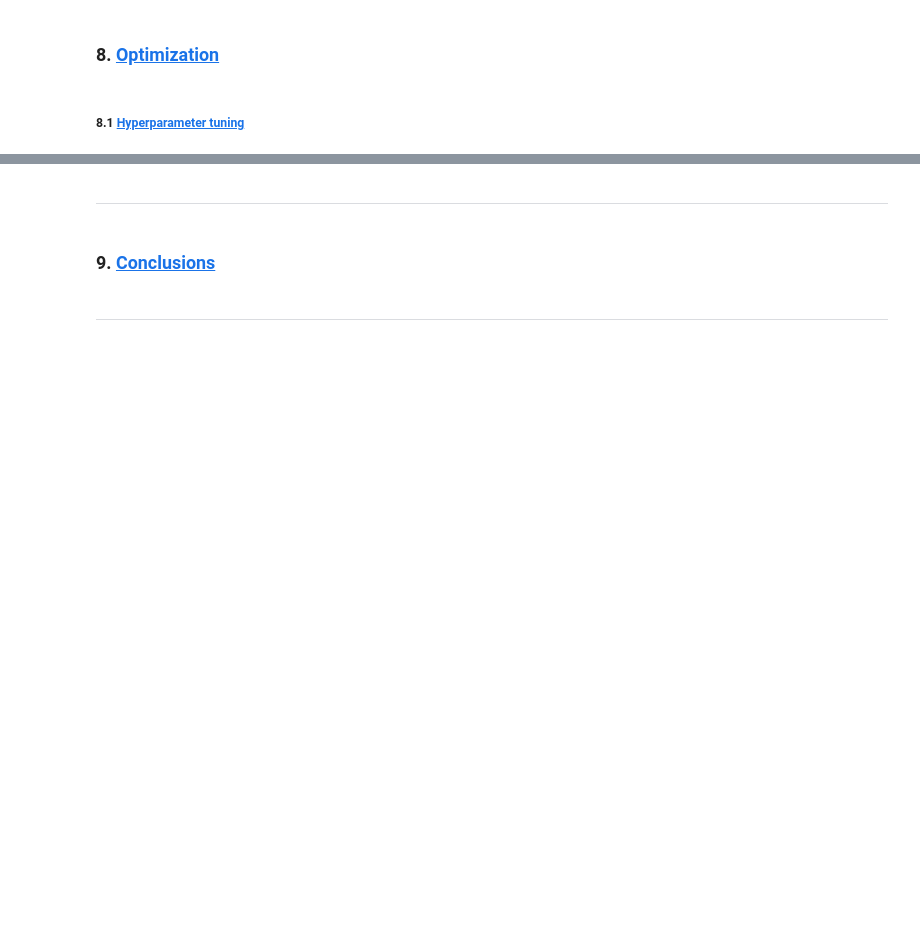
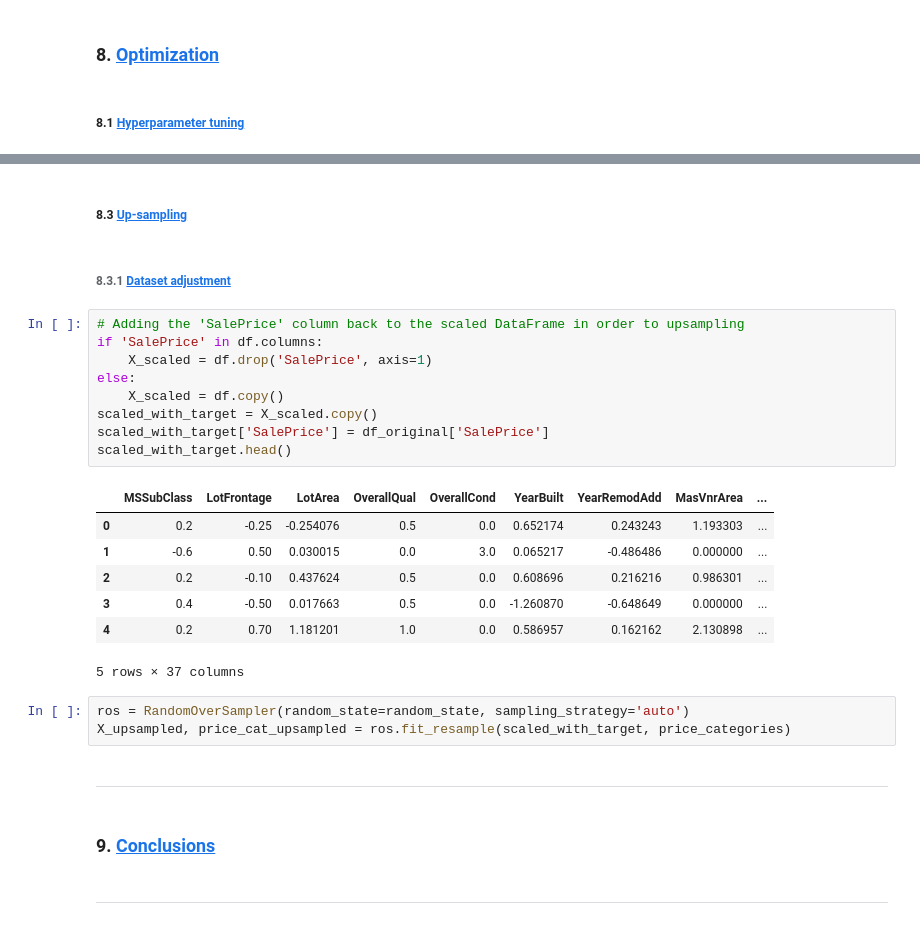
Before and after one commit to ALOBlack19/Housing-Prices-end-to-end-ML-pipeline, a Jupyter notebook: RF-param-opt.ipynb, the cells around one changed output, grey strips where cells are left out. Saved outputs shown, nothing was run; the diff lists cells and outputs as text; blank space fills up the shorter version.

```diff
--- a/RF-param-opt.ipynb
+++ b/RF-param-opt.ipynb
@@ -410,3 +484,27 @@ Original: 124500.00, Predicted: 114471.00
+# %% [markdown]
+##### 8.3 [Up-sampling](#Up-sampling)
+# %% [markdown]
+###### 8.3.1 [Dataset adjustment](#Dataset_adjustment)
+# %%
+# Adding the 'SalePrice' column back to the scaled DataFrame in order to upsampling
+if 'SalePrice' in df.columns:
+    X_scaled = df.drop('SalePrice', axis=1)
+else:
+    X_scaled = df.copy()
+scaled_with_target = X_scaled.copy()
+scaled_with_target['SalePrice'] = df_original['SalePrice']
+scaled_with_target.head()
+# %% [output]
+|  | MSSubClass | LotFrontage | LotArea | OverallQual | OverallCond | YearBuilt | YearRemodAdd | MasVnrArea | ... |
+| 0 | 0.2 | -0.25 | -0.254076 | 0.5 | 0.0 | 0.652174 | 0.243243 | 1.193303 | ... |
+| 1 | -0.6 | 0.50 | 0.030015 | 0.0 | 3.0 | 0.065217 | -0.486486 | 0.000000 | ... |
+| 2 | 0.2 | -0.10 | 0.437624 | 0.5 | 0.0 | 0.608696 | 0.216216 | 0.986301 | ... |
+| 3 | 0.4 | -0.50 | 0.017663 | 0.5 | 0.0 | -1.260870 | -0.648649 | 0.000000 | ... |
+| 4 | 0.2 | 0.70 | 1.181201 | 1.0 | 0.0 | 0.586957 | 0.162162 | 2.130898 | ... |
+5 rows × 37 columns
+# %%
+ros = RandomOverSampler(random_state=random_state, sampling_strategy='auto')
+X_upsampled, price_cat_upsampled = ros.fit_resample(scaled_with_target, price_categories)
 # %% [markdown]
 ---
 # %% [markdown]
```
Also changed, not shown: parts of 16 cells of this notebook.
